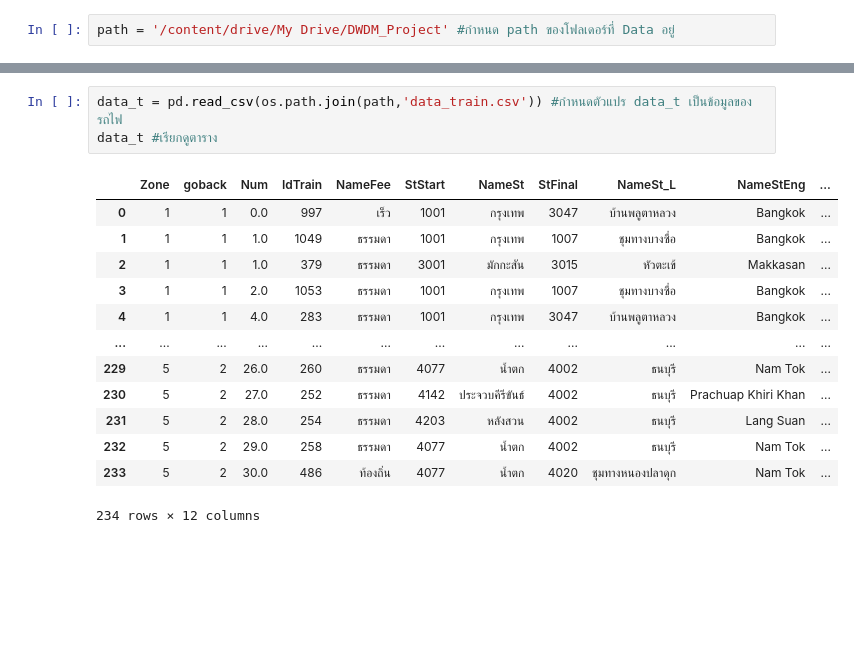
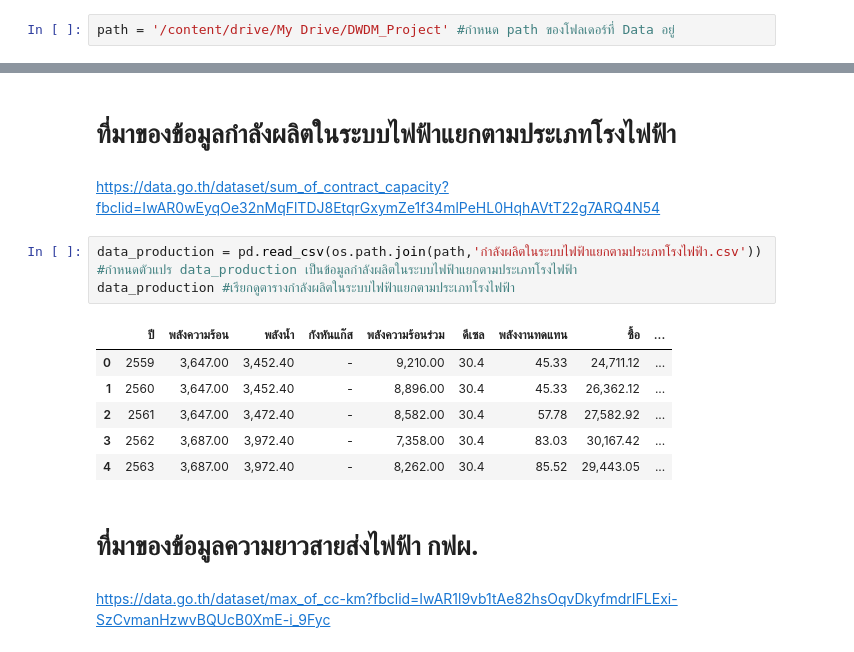
Before and after one commit to Jaomiew/DWDM21, a Jupyter notebook: Project.ipynb, the cells around one changed output, grey strips where cells are left out. Drawn from its saved outputs; the diff is of its cells as text; blank space fills up the shorter version.

```diff
--- a/Project.ipynb
+++ b/Project.ipynb
@@ -30,18 +28,21 @@ data_st #เรียกดูตารางของสถานีรถไ
+# %% [markdown]
+
+# **ที่มาของข้อมูลกำลังผลิตในระบบไฟฟ้าแยกตามประเภทโรงไฟฟ้า**
+# %% [markdown]
+https://data.go.th/dataset/sum_of_contract_capacity?fbclid=IwAR0wEyqOe32nMqFlTDJ8EtqrGxymZe1f34mlPeHL0HqhAVtT22g7ARQ4N54
 # %%
-data_t = pd.read_csv(os.path.join(path,'data_train.csv')) #กำหนดตัวแปร data_t เป็นข้อมูลของรถไฟ
-data_t #เรียกดูตาราง
+data_production = pd.read_csv(os.path.join(path,'กำลังผลิตในระบบไฟฟ้าแยกตามประเภทโรงไฟฟ้า.csv')) #กำหนดตัวแปร data_production เป็นข้อมูลกำลังผลิตในระบบไฟฟ้าแยกตามประเภทโรงไฟฟ้า
+data_production #เรียกดูตารางกำลังผลิตในระบบไฟฟ้าแยกตามประเภทโรงไฟฟ้า
 # %% [output]
-|  | Zone | goback | Num | IdTrain | NameFee | StStart | NameSt | StFinal | NameSt_L | NameStEng | ... |
-| 0 | 1 | 1 | 0.0 | 997 | เร็ว | 1001 | กรุงเทพ | 3047 | บ้านพลูตาหลวง | Bangkok | ... |
-| 1 | 1 | 1 | 1.0 | 1049 | ธรรมดา | 1001 | กรุงเทพ | 1007 | ชุมทางบางซื่อ | Bangkok | ... |
-| 2 | 1 | 1 | 1.0 | 379 | ธรรมดา | 3001 | มักกะสัน | 3015 | หัวตะเข้ | Makkasan | ... |
-| 3 | 1 | 1 | 2.0 | 1053 | ธรรมดา | 1001 | กรุงเทพ | 1007 | ชุมทางบางซื่อ | Bangkok | ... |
-| 4 | 1 | 1 | 4.0 | 283 | ธรรมดา | 1001 | กรุงเทพ | 3047 | บ้านพลูตาหลวง | Bangkok | ... |
-| ... | ... | ... | ... | ... | ... | ... | ... | ... | ... | ... | ... |
-| 229 | 5 | 2 | 26.0 | 260 | ธรรมดา | 4077 | น้ำตก | 4002 | ธนบุรี | Nam Tok | ... |
-| 230 | 5 | 2 | 27.0 | 252 | ธรรมดา | 4142 | ประจวบคีรีขันธ์ | 4002 | ธนบุรี | Prachuap Khiri Khan | ... |
-| 231 | 5 | 2 | 28.0 | 254 | ธรรมดา | 4203 | หลังสวน | 4002 | ธนบุรี | Lang Suan | ... |
-| 232 | 5 | 2 | 29.0 | 258 | ธรรมดา | 4077 | น้ำตก | 4002 | ธนบุรี | Nam Tok | ... |
-| 233 | 5 | 2 | 30.0 | 486 | ท้องถิ่น | 4077 | น้ำตก | 4020 | ชุมทางหนองปลาดุก | Nam Tok | ... |
+|  | ปี | พลังความร้อน | พลังน้ำ | กังหันแก๊ส | พลังความร้อนร่วม | ดีเซล | พลังงานทดแทน | ซื้อ | ... |
+| 0 | 2559 | 3,647.00 | 3,452.40 | - | 9,210.00 | 30.4 | 45.33 | 24,711.12 | ... |
+| 1 | 2560 | 3,647.00 | 3,452.40 | - | 8,896.00 | 30.4 | 45.33 | 26,362.12 | ... |
+| 2 | 2561 | 3,647.00 | 3,472.40 | - | 8,582.00 | 30.4 | 57.78 | 27,582.92 | ... |
+| 3 | 2562 | 3,687.00 | 3,972.40 | - | 7,358.00 | 30.4 | 83.03 | 30,167.42 | ... |
+| 4 | 2563 | 3,687.00 | 3,972.40 | - | 8,262.00 | 30.4 | 85.52 | 29,443.05 | ... |
-234 rows × 12 columns
+# %% [markdown]
+
+# **ที่มาของข้อมูลความยาวสายส่งไฟฟ้า กฟผ.**
+# %% [markdown]
+https://data.go.th/dataset/max_of_cc-km?fbclid=IwAR1l9vb1tAe82hsOqvDkyfmdrIFLExi-SzCvmanHzwvBQUcB0XmE-i_9Fyc
 # %%
```
Also changed, not shown: parts of 22 cells of this notebook.
